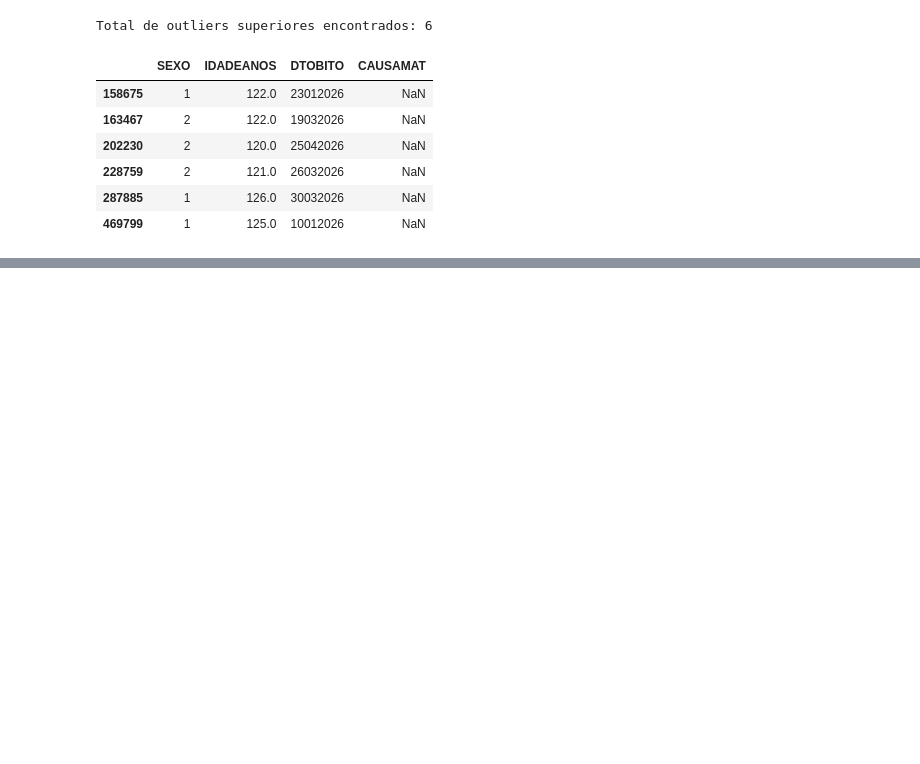
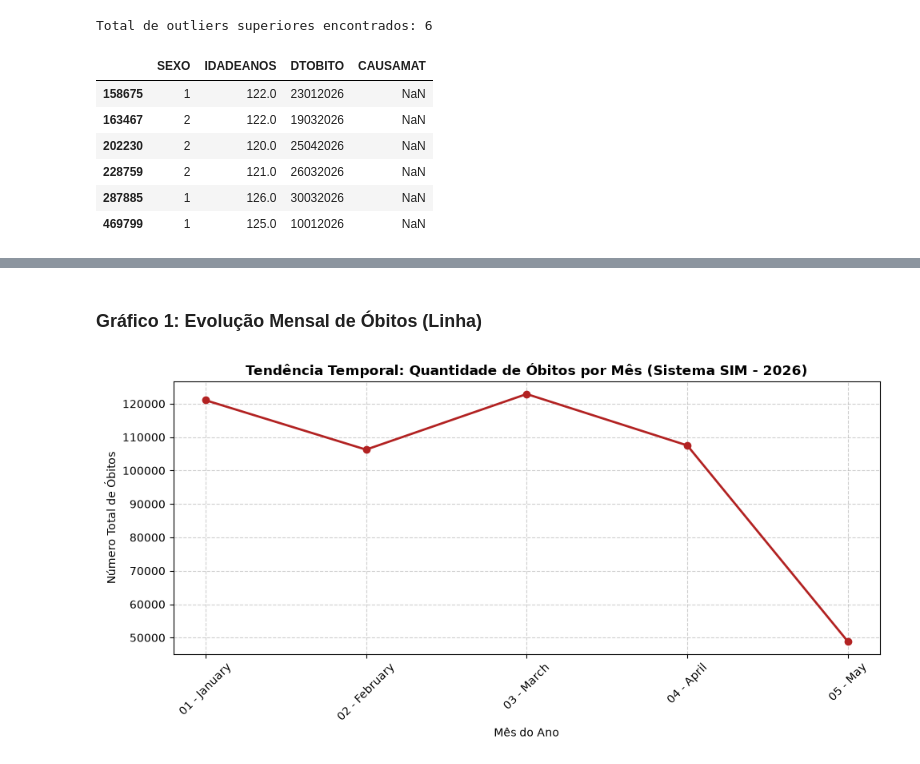
Before and after one commit to MatheusCabizuca/PROJETO_ADA_MODULO_1, a Jupyter notebook: notebooks/Projeto_Mortalidade_2026.ipynb, the cells around one changed output, grey strips where cells are left out. Cells and saved outputs as stored; diff of their text form; code cells hidden in the pictures; blank space fills up the shorter version.

```diff
--- a/notebooks/Projeto_Mortalidade_2026.ipynb
+++ b/notebooks/Projeto_Mortalidade_2026.ipynb
@@ -141,11 +141,6 @@ mortalidade_completa['IDADEANOS'] = np.select(
     default=np.nan  # Idades ignoradas ou nulas
 )
 
-mortalidade_completa.loc[mortalidade_completa['IDADEANOS'] < 1, 'IDADEANOS'] = 0
-
-# Resumo estatístico das colunas numéricas (atenção para os valores 'min' e 'max')
-mortalidade_completa.describe()
-
 # Função para capturar estritamente os outliers superiores
 def encontrar_outliers_reais(grupo):
     idades_validas = grupo['IDADEANOS'].dropna()
@@ -160,7 +155,6 @@ def encontrar_outliers_reais(grupo):
 
 # Filtra a base utilizando a nova máscara
 outliers_superiores_mascara = mortalidade_completa.groupby('SEXO', group_keys=False).apply(encontrar_outliers_reais)
-# df_outliers_finais = mortalidade_completa[outliers_superiores_mascara]
 df_outliers_finais = mortalidade_completa[outliers_superiores_mascara.reindex(mortalidade_completa.index, fill_value=False)]
 
 # Exibe o veredito final
@@ -367,0 +445,17 @@ mort_muni.head()
+# %% [markdown]
+### Gráfico 1: Evolução Mensal de Óbitos (Linha)
+# %%
+plt.figure(figsize=(10, 5))
+# Removemos a linha 'Total' da pivot_table para não distorcer o gráfico
+dados_grafico1 = tabela_dinamica.drop('Total', axis=0) if 'Total' in tabela_dinamica.index else tabela_dinamica
+
+plt.plot(dados_grafico1.index, dados_grafico1['Total'], marker='o', color='firebrick', linewidth=2)
+plt.title('Tendência Temporal: Quantidade de Óbitos por Mês (Sistema SIM - 2026)', fontsize=12, fontweight='bold')
+plt.xlabel('Mês do Ano')
+plt.ylabel('Número Total de Óbitos')
+plt.grid(True, linestyle='--', alpha=0.6)
+plt.xticks(rotation=45)
+plt.tight_layout()
+plt.show()
+# %% [output]
+[figure, added]
```
Also changed, not shown: parts of 34 cells of this notebook.
